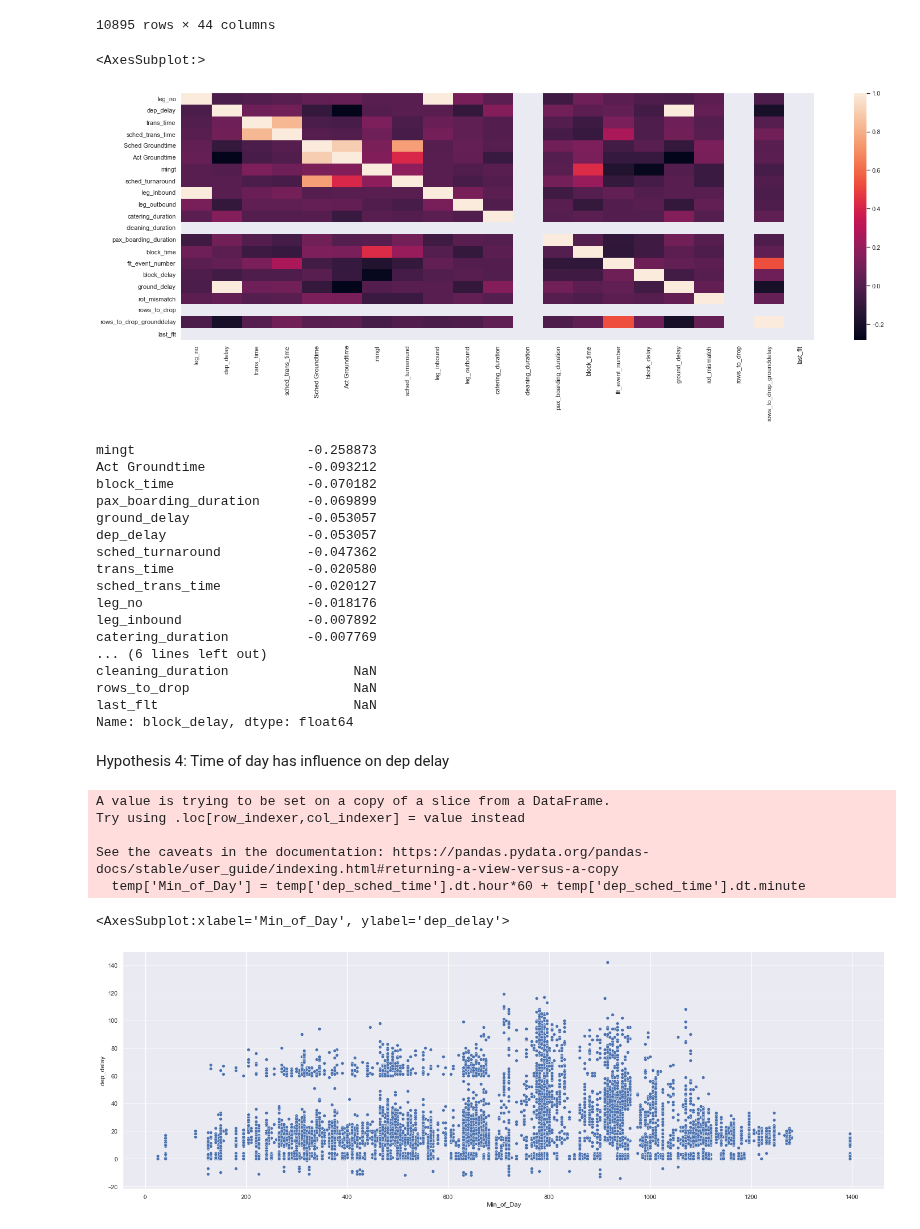
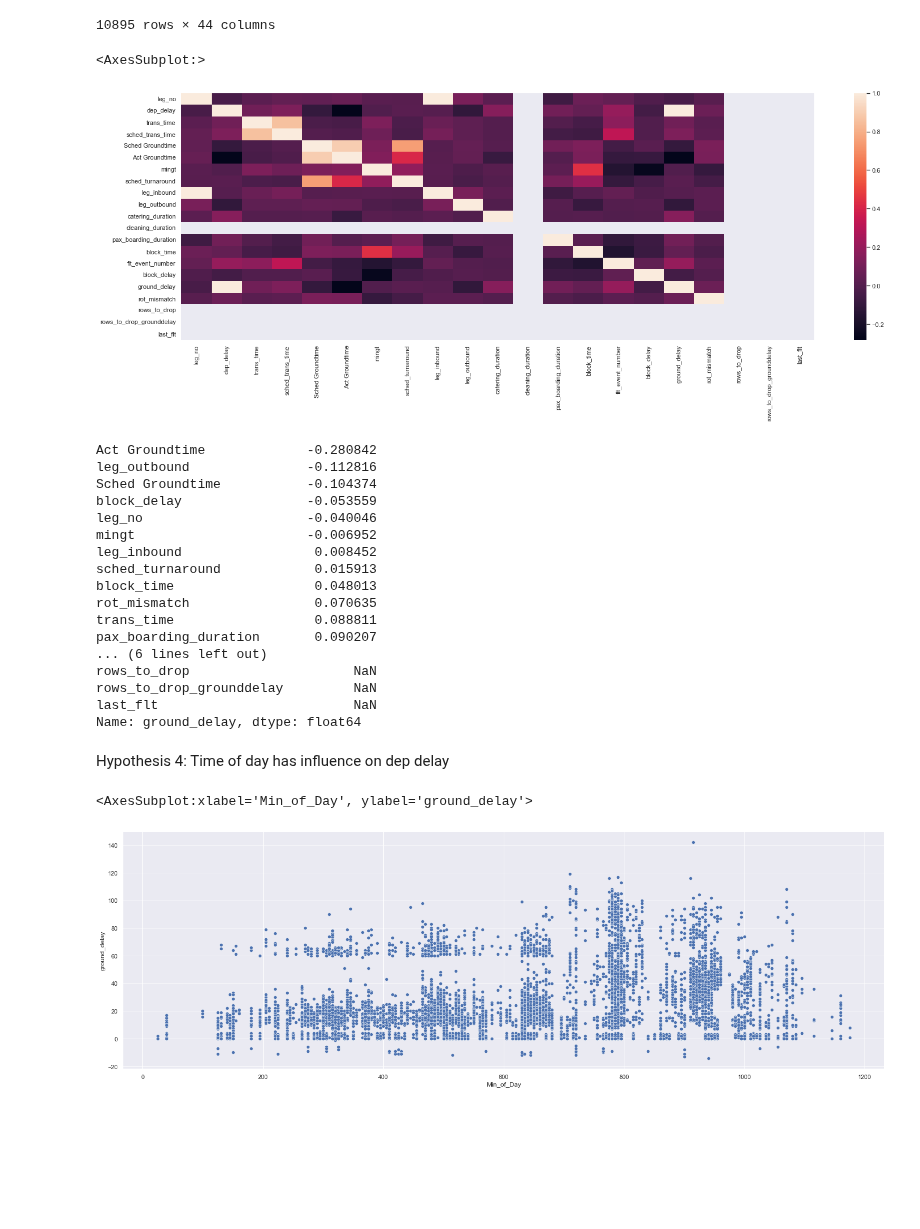
Before and after one commit to Paul1911/Delay-Prediction, a Jupyter notebook: notebooks/3advanced_eda.ipynb, the cells around one changed output. Drawn from its saved outputs; the diff is of its cells as text; code cells hidden in the pictures; blank space fills up the shorter version.

```diff
--- a/notebooks/3advanced_eda.ipynb
+++ b/notebooks/3advanced_eda.ipynb
@@ -33,49 +33,44 @@ full_df
 # %%
 # Correlation Matrix
 
-corr = full_df.corr()
-sns.heatmap(corr)
+corr_ground = full_df[full_df['rows_to_drop_grounddelay']==0].corr()
+sns.heatmap(corr_ground)
 # %% [output]
 <AxesSubplot:>
-[figure, old version]
+[figure, new version]
-# %%
-corr['block_delay'].sort_values()
-# %% [output]
-mingt                      -0.258873
-Act Groundtime             -0.093212
-block_time                 -0.070182
-pax_boarding_duration      -0.069899
-ground_delay               -0.053057
-dep_delay                  -0.053057
-sched_turnaround           -0.047362
-trans_time                 -0.020580
-sched_trans_time           -0.020127
-leg_no                     -0.018176
-leg_inbound                -0.007892
-catering_duration          -0.007769
-... (6 lines left out)
-cleaning_duration                NaN
-rows_to_drop                     NaN
-last_flt                         NaN
-Name: block_delay, dtype: float64
+# %%
+corr_ground['ground_delay'].sort_values()
+# %% [output]
+Act Groundtime             -0.280842
+leg_outbound               -0.112816
+Sched Groundtime           -0.104374
+block_delay                -0.053559
+leg_no                     -0.040046
+mingt                      -0.006952
+leg_inbound                 0.008452
+sched_turnaround            0.015913
+block_time                  0.048013
+rot_mismatch                0.070635
+trans_time                  0.088811
+pax_boarding_duration       0.090207
+... (6 lines left out)
+rows_to_drop                     NaN
+rows_to_drop_grounddelay         NaN
+last_flt                         NaN
+Name: ground_delay, dtype: float64
 # %% [markdown]
 Hypothesis 4: Time of day has influence on dep delay
 # %%
-temp = full_df[['dep_sched_time', 'dep_delay']]
+temp = full_df[full_df['rows_to_drop_grounddelay']==0][['dep_sched_time', 'ground_delay']]
 
 temp['Min_of_Day'] = temp['dep_sched_time'].dt.hour*60 + temp['dep_sched_time'].dt.minute
 
 
 sns.set(rc={'figure.figsize':(25, 8)})
-sns.scatterplot(x=temp['Min_of_Day'], y=temp['dep_delay'])
+sns.scatterplot(x=temp['Min_of_Day'], y=temp['ground_delay'])
 # %% [output]
-A value is trying to be set on a copy of a slice from a DataFrame.
-Try using .loc[row_indexer,col_indexer] = value instead
-
-See the caveats in the documentation: https://pandas.pydata.org/pandas-docs/stable/user_guide/indexing.html#returning-a-view-versus-a-copy
-  temp['Min_of_Day'] = temp['dep_sched_time'].dt.hour*60 + temp['dep_sched_time'].dt.minute
+<AxesSubplot:xlabel='Min_of_Day', ylabel='ground_delay'>
-<AxesSubplot:xlabel='Min_of_Day', ylabel='dep_delay'>
-[figure, old version]
+[figure, new version]
 # %%
 sns.heatmap(temp.corr(), annot = True)
 # %% [output]
```
Also changed, not shown: parts of 1 cell of this notebook.
